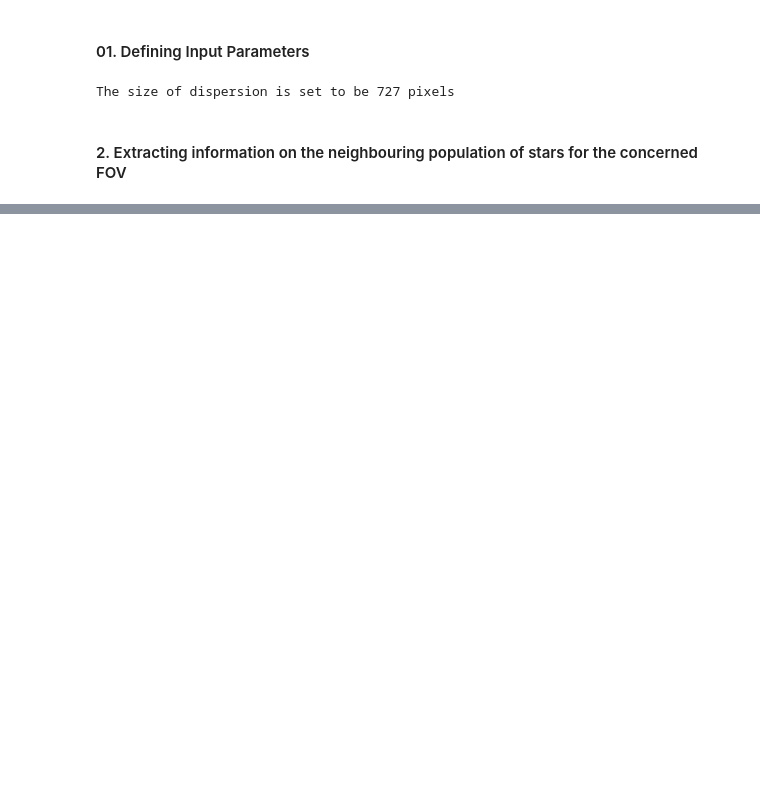
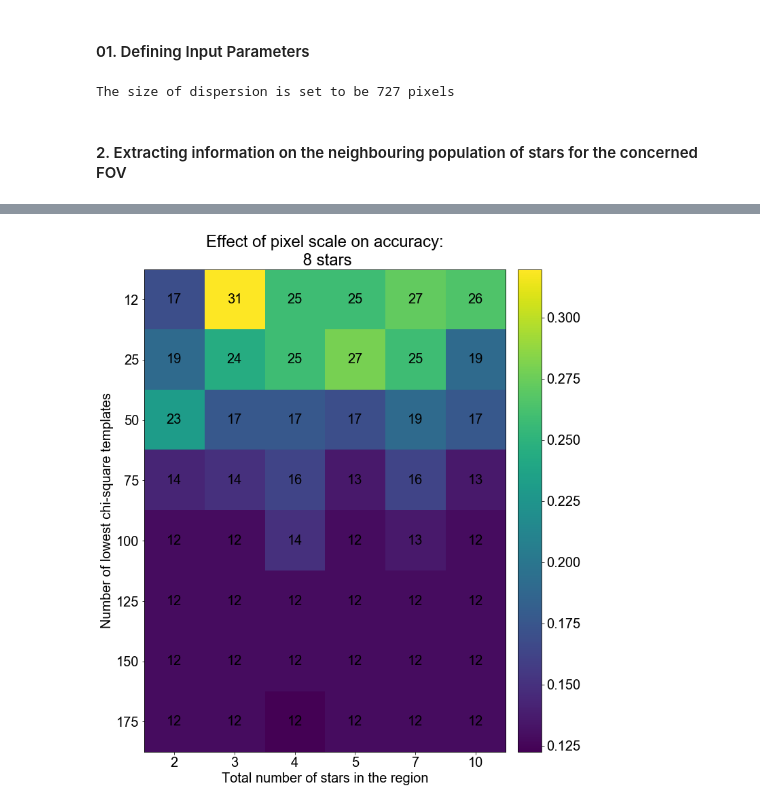
Before and after one commit to SoumyaShreeram/Slitless_spectroscopy, a Jupyter notebook: 06_Fitting_a_region_using_the_nearest_neighbour_approach.ipynb, the cells around one changed output, grey strips where cells are left out. Saved outputs shown, nothing was run; the diff lists cells and outputs as text; code cells hidden in the pictures; blank space fills up the shorter version.

```diff
--- a/06_Fitting_a_region_using_the_nearest_neighbour_approach.ipynb
+++ b/06_Fitting_a_region_using_the_nearest_neighbour_approach.ipynb
@@ -234,0 +268,5 @@ plotSubRegion(limits[-1], data_mat_arr[1], 'Data grid matrix', '', cmaps='Blues'
+# %%
+importlib.reload(pt)
+pt.plotAccuracyPixelScale(pixel_scale, num_lowest_temps, n_star_arr=[8], colormap='viridis')
+# %% [output]
+[figure, added]
```
Also changed, not shown: parts of 25 cells of this notebook, 8 other files.
